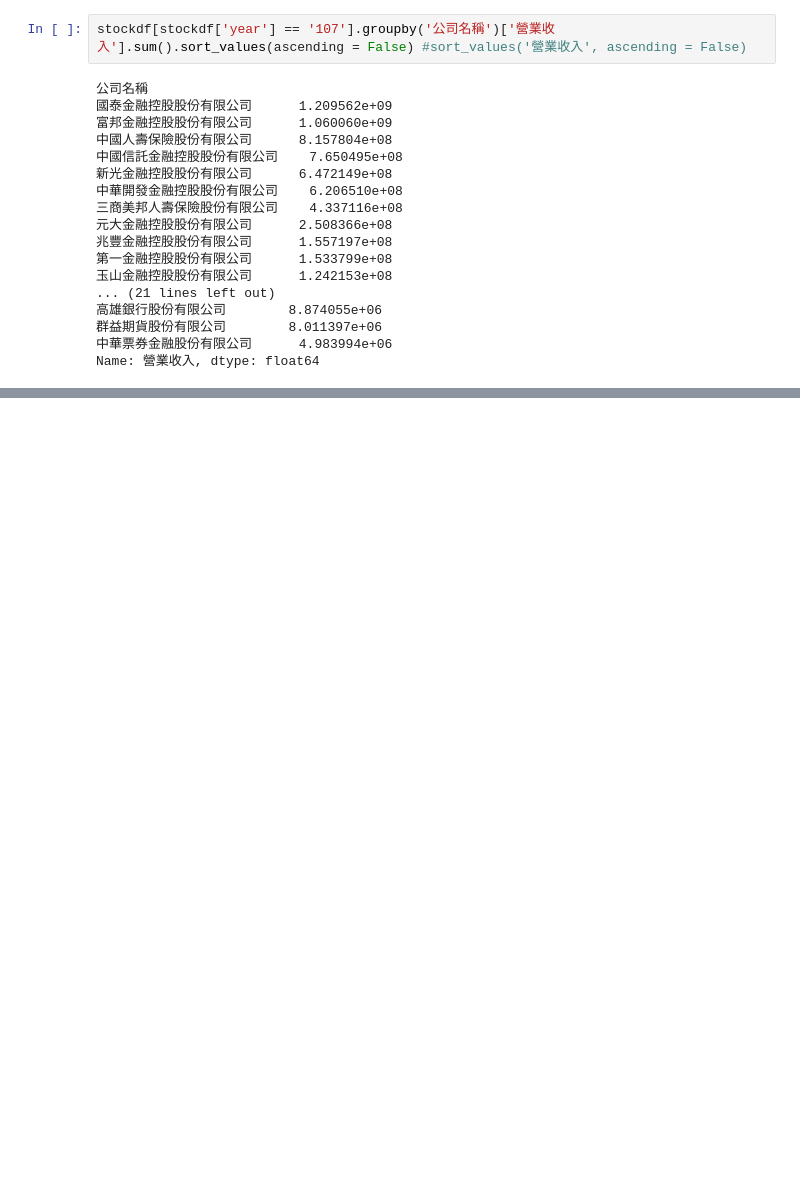
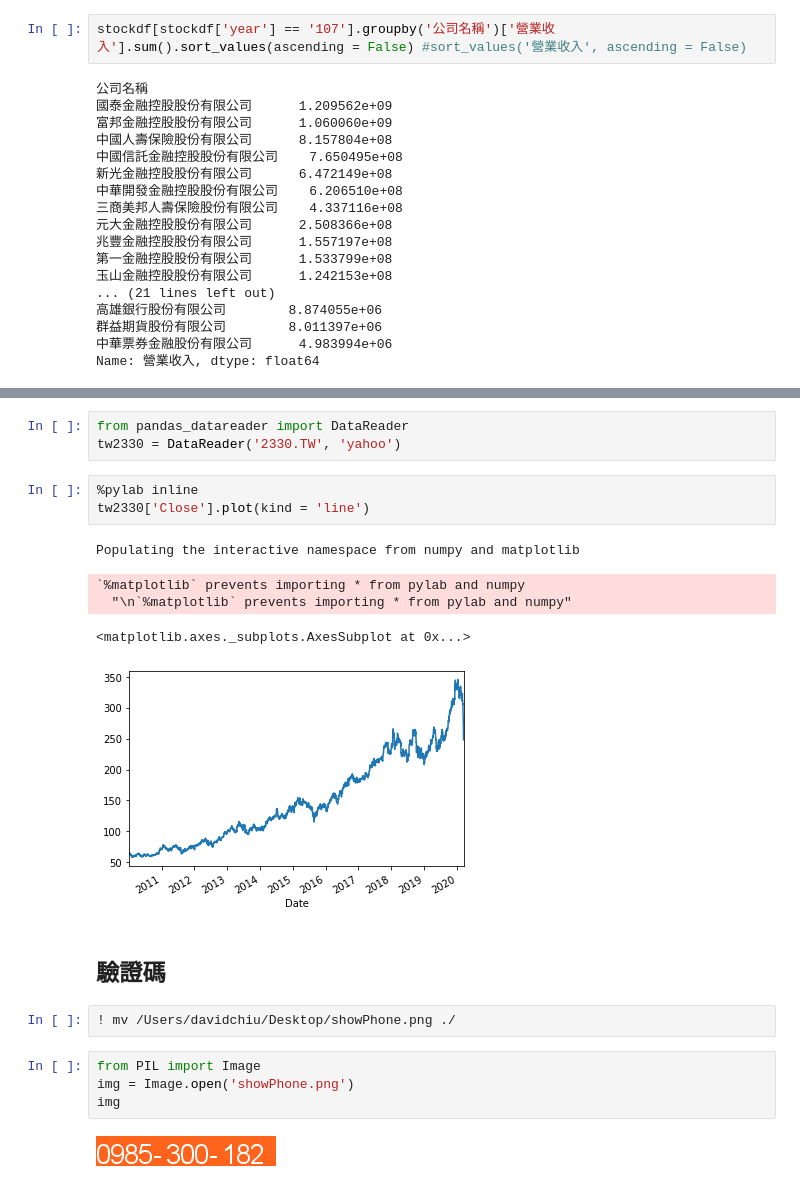
Before and after one commit to ywchiu/taipeifubon, a Jupyter notebook: Demo20200323.ipynb, the cells around one changed output, grey strips where cells are left out. Saved outputs shown, nothing was run; the diff lists cells and outputs as text; blank space fills up the shorter version.

```diff
--- a/Demo20200323.ipynb
+++ b/Demo20200323.ipynb
@@ -375,0 +550,22 @@ Name: 營業收入, dtype: float64
+# %%
+from pandas_datareader import DataReader
+tw2330 = DataReader('2330.TW', 'yahoo')
+# %%
+%pylab inline
+tw2330['Close'].plot(kind = 'line')
+# %% [output]
+Populating the interactive namespace from numpy and matplotlib
+`%matplotlib` prevents importing * from pylab and numpy
+  "\n`%matplotlib` prevents importing * from pylab and numpy"
+<matplotlib.axes._subplots.AxesSubplot at 0x...>
+[figure, added]
+# %% [markdown]
+## 驗證碼
+# %%
+! mv /Users/davidchiu/Desktop/showPhone.png ./
+# %%
+from PIL import Image
+img = Image.open('showPhone.png')
+img
+# %% [output]
+[figure, added]
```
Also changed, not shown: parts of 25 cells of this notebook.
